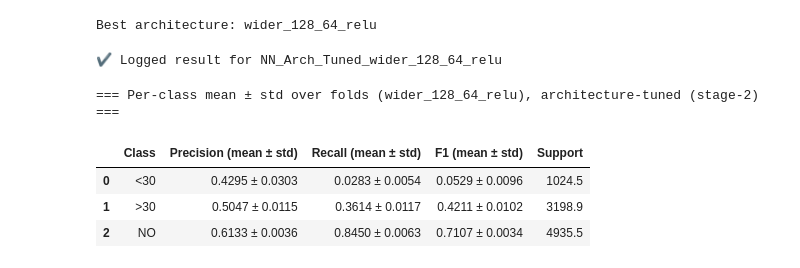
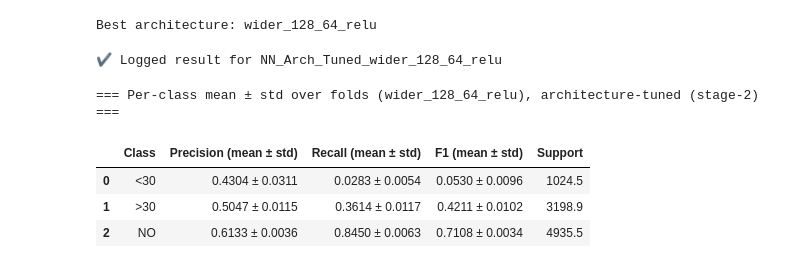
Before and after one commit to levon-d/BENG0095_Coursework, a Jupyter notebook: notebooks/main.ipynb, the cells around one changed output. Drawn from its saved outputs; the diff is of its cells as text; code cells hidden in the pictures.

```diff
--- a/notebooks/main.ipynb
+++ b/notebooks/main.ipynb
@@ -2284,26 +2284,26 @@ FIXED = {
 # %%
 class_names = ['<30', '>30', 'NO']   # must match one-hot order
 fold_metrics_detailed = []
 
 # get architecture config for the selected best architecture (if available)
 arch_lookup = {a["name"]: a for a in ARCH_CONFIGS}
 best_arch_cfg = arch_lookup.get(best_arch_name, None)
 
 # iterate over the stored per-fold best models for the selected architecture
 # these are stored in `fold_results_tuned` (format: (val_metric, seed, weights, biases, history))
 for fold_idx, (score, seed, bestW, bestB, hist) in enumerate(fold_results_tuned):
     _, val_idx = folds[fold_idx]
     X_val, Y_val = X_norm[val_idx], y_onehot[val_idx]
 
     act_funcs = best_arch_cfg["activation_funcs"] if (best_arch_cfg is not None and "activation_funcs" in best_arch_cfg) else activation_funcs
-    m_val = evaluate_fold(X_val, Y_val, bestW, bestB, act_funcs)
+    m_val = evaluate_fold(X_val, Y_val, bestW, bestB, act_funcs, expired_mask_subset=expired_mask_all[val_idx])
     fold_metrics_detailed.append(m_val)
 
 per_class_summary = summarise_per_class_over_folds(fold_metrics_detailed, class_names)
 print_per_class_summary(per_class_summary, title=f"Per-class mean ± std over folds ({best_arch_name}), architecture-tuned (stage-2)")
 # %% [output]
 === Per-class mean ± std over folds (wider_128_64_relu), architecture-tuned (stage-2) ===
 |  | Class | Precision (mean ± std) | Recall (mean ± std) | F1 (mean ± std) | Support |
-| 0 | <30 | 0.4295 ± 0.0303 | 0.0283 ± 0.0054 | 0.0529 ± 0.0096 | 1024.5 |
+| 0 | <30 | 0.4304 ± 0.0311 | 0.0283 ± 0.0054 | 0.0530 ± 0.0096 | 1024.5 |
 | 1 | >30 | 0.5047 ± 0.0115 | 0.3614 ± 0.0117 | 0.4211 ± 0.0102 | 3198.9 |
-| 2 | NO | 0.6133 ± 0.0036 | 0.8450 ± 0.0063 | 0.7107 ± 0.0034 | 4935.5 |
+| 2 | NO | 0.6133 ± 0.0036 | 0.8450 ± 0.0063 | 0.7108 ± 0.0034 | 4935.5 |
```
